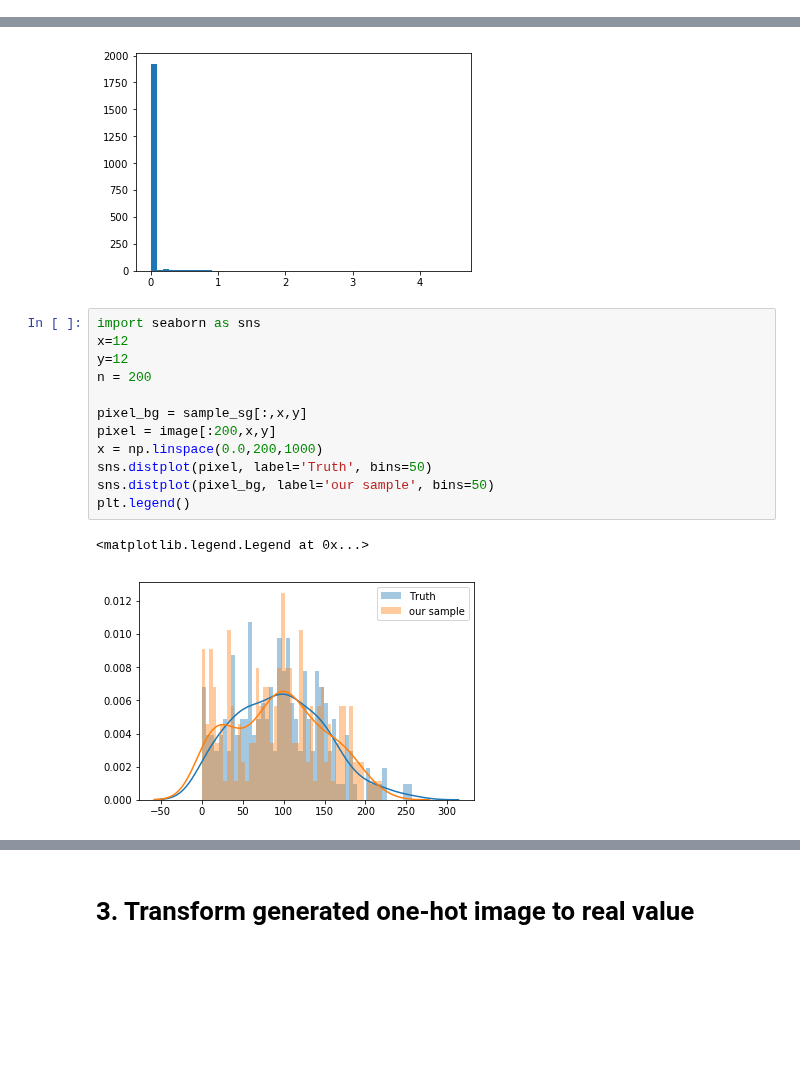
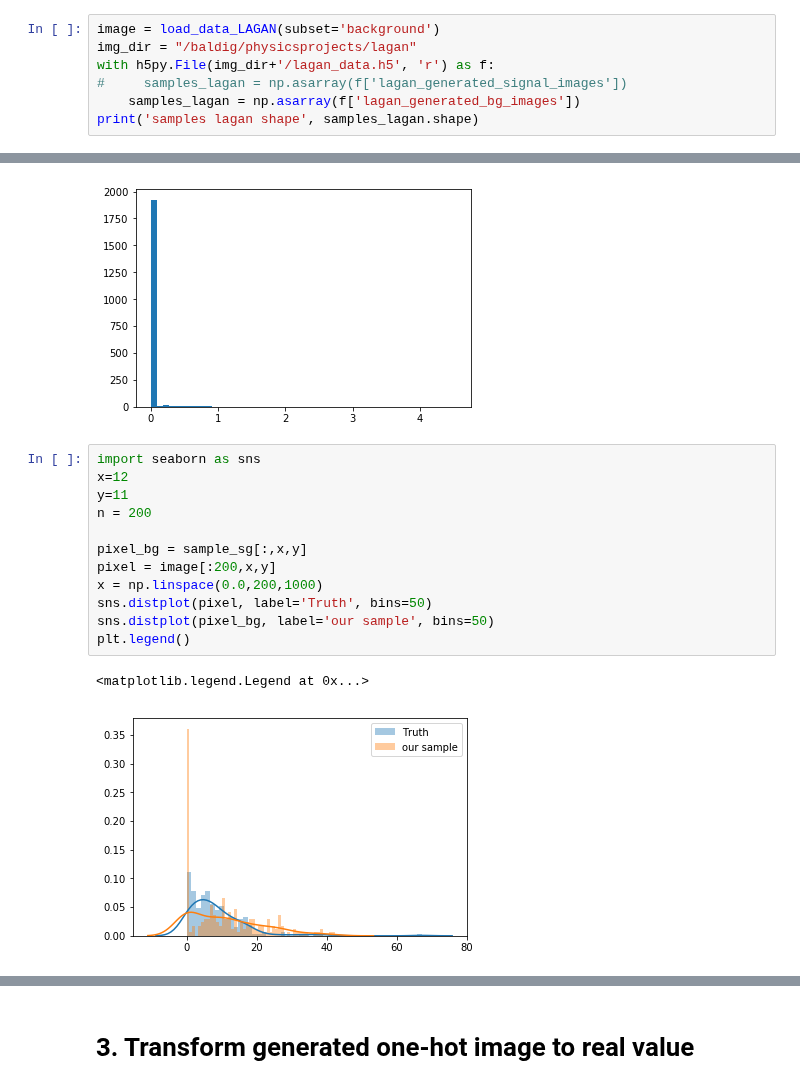
Before and after one commit to adamlu123/SparseImageFlows, a Jupyter notebook: Notebooks/quantize_image.ipynb, the cells around one changed output, grey strips where cells are left out. Saved outputs shown, nothing was run; the diff lists cells and outputs as text; blank space fills up the shorter version.

```diff
--- a/Notebooks/quantize_image.ipynb
+++ b/Notebooks/quantize_image.ipynb
@@ -20,3 +20,10 @@ from data_loader import load_LAGAN, load_data_LAGAN
 from plot_utils import discrete_mass, discrete_pt, ChiSquareTest
 import seaborn as sns
 from scipy.stats import wasserstein_distance
+# %%
+image = load_data_LAGAN(subset='background')
+img_dir = "/baldig/physicsprojects/lagan"
+with h5py.File(img_dir+'/lagan_data.h5', 'r') as f:
+#     samples_lagan = np.asarray(f['lagan_generated_signal_images'])
+    samples_lagan = np.asarray(f['lagan_generated_bg_images'])
+print('samples lagan shape', samples_lagan.shape)
@@ -184,18 +195,18 @@ array([ 0.,  0.,  0., ...,  0.,  0.,  0.])
 # %%
 import seaborn as sns
 x=12
-y=12
+y=11
 n = 200
 
 pixel_bg = sample_sg[:,x,y]
 pixel = image[:200,x,y]
 x = np.linspace(0.0,200,1000)
 sns.distplot(pixel, label='Truth', bins=50)
 sns.distplot(pixel_bg, label='our sample', bins=50)
 plt.legend()
 # %% [output]
 <matplotlib.legend.Legend at 0x...>
-[figure, old version]
+[figure, new version]
 # %%
 fig, ax = plt.subplots(figsize=(7, 6))
 
```
Also changed, not shown: parts of 8 cells of this notebook, 2 other files.
